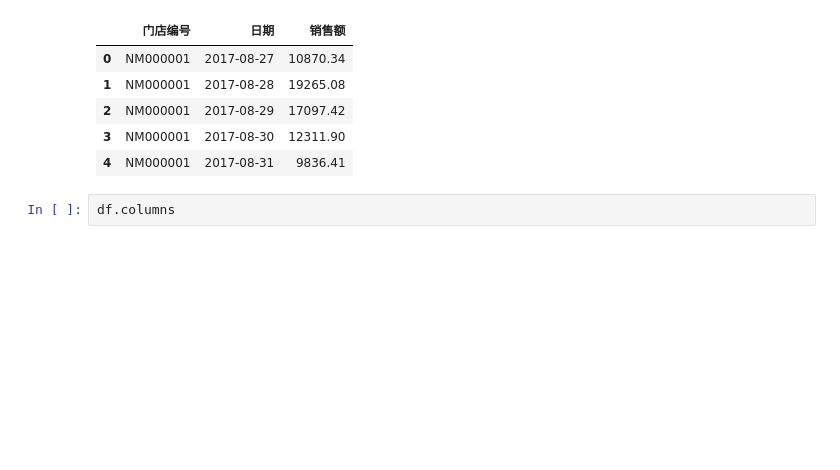
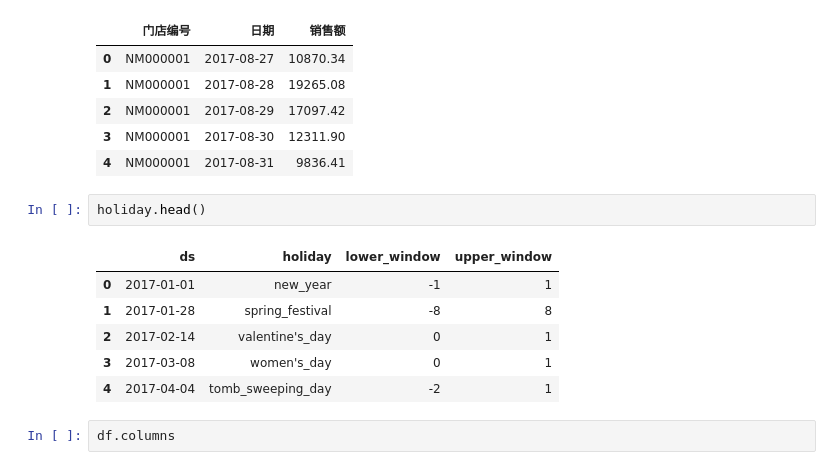
Before and after one commit to Achilles-Wang/sales_predict, a Jupyter notebook: prophet.ipynb, the cells around one changed output. Saved outputs shown, nothing was run; the diff lists cells and outputs as text; blank space fills up the shorter version.

```diff
--- a/prophet.ipynb
+++ b/prophet.ipynb
@@ -15,6 +16,15 @@ df.head()
 | 2 | NM000001 | 2017-08-29 | 17097.42 |
 | 3 | NM000001 | 2017-08-30 | 12311.90 |
 | 4 | NM000001 | 2017-08-31 | 9836.41 |
+# %%
+holiday.head()
+# %% [output]
+|  | ds | holiday | lower_window | upper_window |
+| 0 | 2017-01-01 | new_year | -1 | 1 |
+| 1 | 2017-01-28 | spring_festival | -8 | 8 |
+| 2 | 2017-02-14 | valentine's_day | 0 | 1 |
+| 3 | 2017-03-08 | women's_day | 0 | 1 |
+| 4 | 2017-04-04 | tomb_sweeping_day | -2 | 1 |
 # %%
 df.columns
 # %% [output]
```
Also changed, not shown: parts of 10 cells of this notebook.
